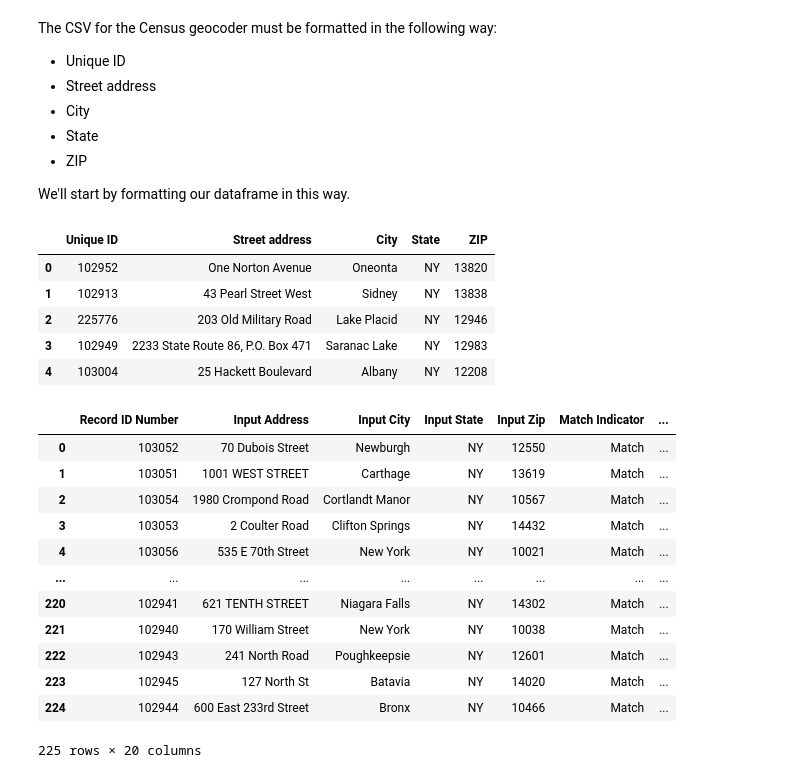
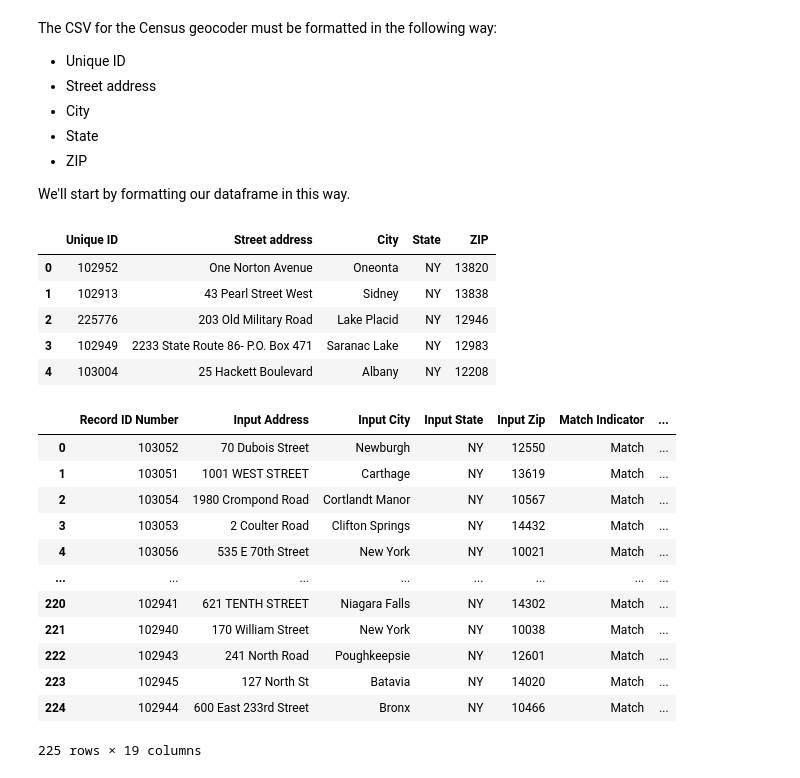
Before and after one commit to PUBPOL-2130/notebooks, a Jupyter notebook: helper-notebooks/PracticeGeolocating.ipynb, the cells around one changed output. Drawn from its saved outputs; the diff is of its cells as text; code cells hidden in the pictures.

```diff
--- a/helper-notebooks/PracticeGeolocating.ipynb
+++ b/helper-notebooks/PracticeGeolocating.ipynb
@@ -215,17 +218,21 @@ We'll start by formatting our dataframe in this way.
 # %%
 # rename and subset columns
 df_hospitals_clean = df_hospitals.rename(
     columns={"Entity ID": "Unique ID", "Address": "Street address", "Zipcode": "ZIP"}
 )[["Unique ID", "Street address", "City", "State", "ZIP"]]
 
+df_hospitals_clean["Street address"] = df_hospitals_clean["Street address"].str.replace(
+    ",", "-"
+)
+# df_hospitals_clean['Street address'] = "'" + df_hospitals_clean['Street address'] + "'"
 # view our data
 df_hospitals_clean.head()
 # %% [output]
 |  | Unique ID | Street address | City | State | ZIP |
 | 0 | 102952 | One Norton Avenue | Oneonta | NY | 13820 |
 | 1 | 102913 | 43 Pearl Street West | Sidney | NY | 13838 |
 | 2 | 225776 | 203 Old Military Road | Lake Placid | NY | 12946 |
-| 3 | 102949 | 2233 State Route 86, P.O. Box 471 | Saranac Lake | NY | 12983 |
+| 3 | 102949 | 2233 State Route 86- P.O. Box 471 | Saranac Lake | NY | 12983 |
 | 4 | 103004 | 25 Hackett Boulevard | Albany | NY | 12208 |
 # %%
 # save to local csv for geocoding
@@ -268,7 +275,6 @@ geocoded_df = pd.DataFrame(
         "County",
         "Tract",
         "Block",
-        "",
     ],
 )
 geocoded_df
@@ -285,4 +291,4 @@ geocoded_df
 | 222 | 102943 | 241 North Road | Poughkeepsie | NY | 12601 | Match | ... |
 | 223 | 102945 | 127 North St | Batavia | NY | 14020 | Match | ... |
 | 224 | 102944 | 600 East 233rd Street | Bronx | NY | 10466 | Match | ... |
-225 rows × 20 columns
+225 rows × 19 columns
```
Also changed, not shown: parts of 6 cells of this notebook.
